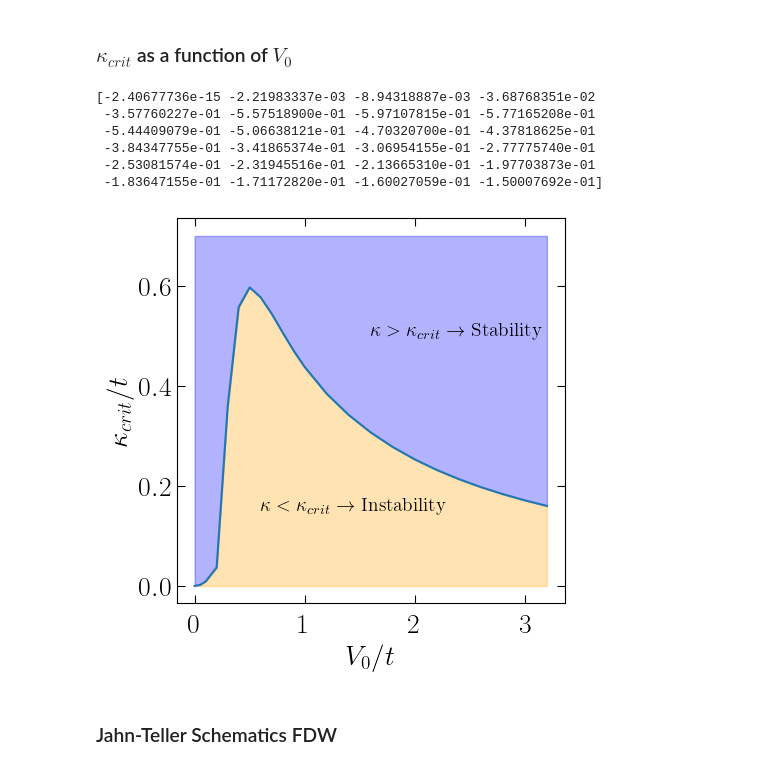
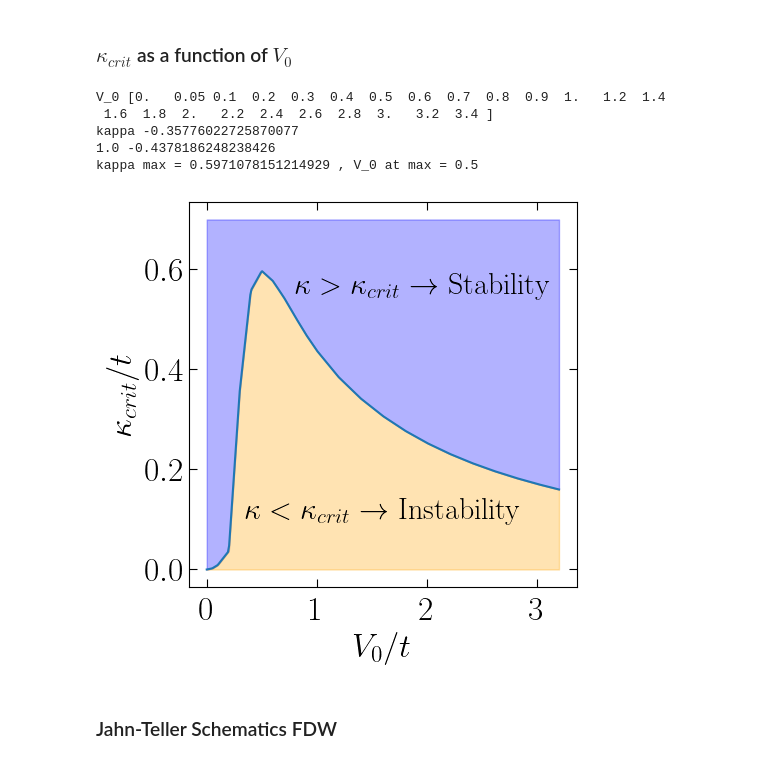
Before and after one commit to Progklui/rotor_lattice_models, a Jupyter notebook: localized_2d_analysis.ipynb, the cells around one changed output. Saved outputs shown, nothing was run; the diff lists cells and outputs as text; code cells hidden in the pictures.

```diff
--- a/localized_2d_analysis.ipynb
+++ b/localized_2d_analysis.ipynb
@@ -892,5 +1156,22 @@ V0 =  0.9
 # %% [markdown]
 ### $\kappa_{crit}$ as a function of $V_0$
+# %%
+from scipy.interpolate import UnivariateSpline
+from scipy.interpolate import CubicSpline
+
+def x_spline3(x,y):
+    x_new = np.linspace(x.min(), x.max(), 300)
+    return x_new
+
+def y_spline3(x,y):
+    quadratic_spline = make_interp_spline(x,y,k=1)
+    #quadratic_spline = UnivariateSpline(x, y, k=5, s=0.000001)
+    cs = CubicSpline(x,y)
+    x_new = np.linspace(x.min(), x.max(), 300)
+    y_new = quadratic_spline(x_new)
+    #y_new = np.interp(x_new, x, y)
+    #y_new = cs(x_new,0)
+    return y_new
 # %%
 #e_gs_vgh - e_arr
 delta_t_arr = tx_arr-ty_arr
@@ -917,50 +1198,55 @@ m = 1
 d2E_dD2 = get_curvature_delta_t(delta_t_arr, e_vgh_loc)
 omega_crit = (np.abs(2*d2E_dD2)/m)**0.5
 
-print(d2E_dD2)
+print('V_0', V_0_arr)
+print('kappa', d2E_dD2[4])
+print(V_0_arr[11], d2E_dD2[11])
+print('kappa max =', np.max(-d2E_dD2[0:-1]), ', V_0 at max =', V_0_arr[np.where(-d2E_dD2[0:-1]==np.max(-d2E_dD2[0:-1]))[0][0]])
 
 i = 20
 x_fit = np.append(-delta_t_arr[1:4][::-1], delta_t_arr[0:4])
 y_fit = np.append(e_arr.T[i].real[1:4][::-1], e_arr.T[i].real[0:4])
 
 
 A = 6
 plt.rc('figure', figsize=[46.82 * .5**(.5 * A), 33.11 * .5**(.5 * A)])
 plt.rc('text', usetex=True)
 plt.rc('font', family='serif')
-font_size = 20 # 14
+font_size = 24 # 14
 
 fig, ax = plt.subplots(figsize=[5,5]) #[53 * .5**(.5 * A), 33.11 * .5**(.5 * A)])
 
 #plt.plot(V_0_arr[6:-1], omega_crit[6:-1], label=r'$E_{vGH}(\Delta_t)$')
-plt.plot(V_0_arr[0:-1], -d2E_dD2[0:-1], label=r'$B = 10^{}$')
+#plt.plot(V_0_arr[0:-1], -d2E_dD2[0:-1], label=r'$B = 10^{}$')
+plt.plot(x_spline3(V_0_arr[0:-1], -d2E_dD2[0:-1]), y_spline3(V_0_arr[0:-1], -d2E_dD2[0:-1]), label=r'$B = 10^{}$')
 
 #plt.plot(x_fitd, y_fitd, color='tab:grey', linestyle='dashed', alpha=0.8, label=r'quadratic fit')
 
 ax.fill_between(V_0_arr[0:-1], 0.7*np.ones(len(V_0_arr[0:-1])), -d2E_dD2[0:-1], interpolate=True, color='blue', alpha=0.3)
 ax.fill_between(V_0_arr[0:-1], -d2E_dD2[0:-1], 0.0*np.ones(len(V_0_arr[0:-1])), interpolate=True, color='orange', alpha=0.3)
 
-ax.annotate(r'$\kappa < \kappa_{crit} \rightarrow$ Instability', xy=(0.6,0.15), fontsize=0.7*font_size, color='black')
-ax.annotate(r'$\kappa > \kappa_{crit} \rightarrow$ Stability', xy=(1.6,0.5), fontsize=0.7*font_size, color='black')
+ax.annotate(r'$\kappa < \kappa_{crit} \rightarrow$ Instability', xy=(0.35,0.1), fontsize=0.9*font_size, color='black')
+ax.annotate(r'$\kappa > \kappa_{crit} \rightarrow$ Stability', xy=(0.8,0.55), fontsize=0.9*font_size, color='black')
 
 plt.xlabel(r'$V_0/t$', fontsize=font_size)
 plt.ylabel(r'$\kappa_{crit}/t$', fontsize=font_size)
+
+plt.xticks([0,1,2,3])
 
 plt.tick_params(axis='x', direction='in', length=6, top=True, pad=7, labelsize=font_size) # 4
 plt.tick_params(axis='y', direction='in', length=6, right=True, labelsize=font_size)
 
 plt.tick_params(which='minor', axis='y', direction='in', right=True)
 
 #plt.legend(fontsize=0.6*font_size)
 plt.savefig('img_results/pseudo_jahn_teller_vgh_loc_coupl.svg', bbox_inches='tight', dpi=500, transparent=True)
 # %% [output]
-[-2.40677736e-15 -2.21983337e-03 -8.94318887e-03 -3.68768351e-02
- -3.57760227e-01 -5.57518900e-01 -5.97107815e-01 -5.77165208e-01
- -5.44409079e-01 -5.06638121e-01 -4.70320700e-01 -4.37818625e-01
- -3.84347755e-01 -3.41865374e-01 -3.06954155e-01 -2.77775740e-01
- -2.53081574e-01 -2.31945516e-01 -2.13665310e-01 -1.97703873e-01
- -1.83647155e-01 -1.71172820e-01 -1.60027059e-01 -1.50007692e-01]
+V_0 [0.   0.05 0.1  0.2  0.3  0.4  0.5  0.6  0.7  0.8  0.9  1.   1.2  1.4
+ 1.6  1.8  2.   2.2  2.4  2.6  2.8  3.   3.2  3.4 ]
+kappa -0.35776022725870077
+1.0 -0.4378186248238426
+kappa max = 0.5971078151214929 , V_0 at max = 0.5
-[figure, old version]
+[figure, new version]
 # %% [markdown]
 ### Jahn-Teller Schematics FDW
 # %%
```
Also changed, not shown: parts of 16 cells of this notebook, 1 other file.
